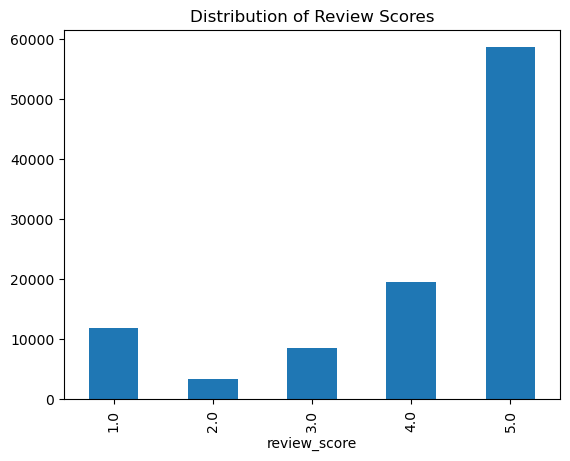
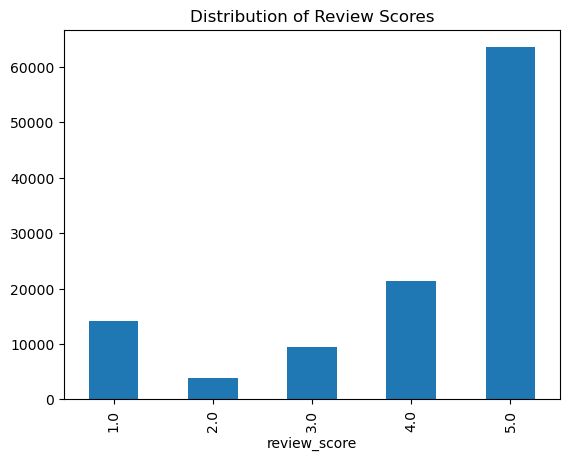
The change to this notebook cell's code, shown as a diff; its figure went from the first image to the second:
--- before
+++ after
@@ -1,3 +1,3 @@
-df["review_score"].value_counts().sort_index().plot(kind="bar")
+review_df["review_score"].value_counts().sort_index().plot(kind="bar")
 
 plt.title("Distribution of Review Scores")

Commit: update README